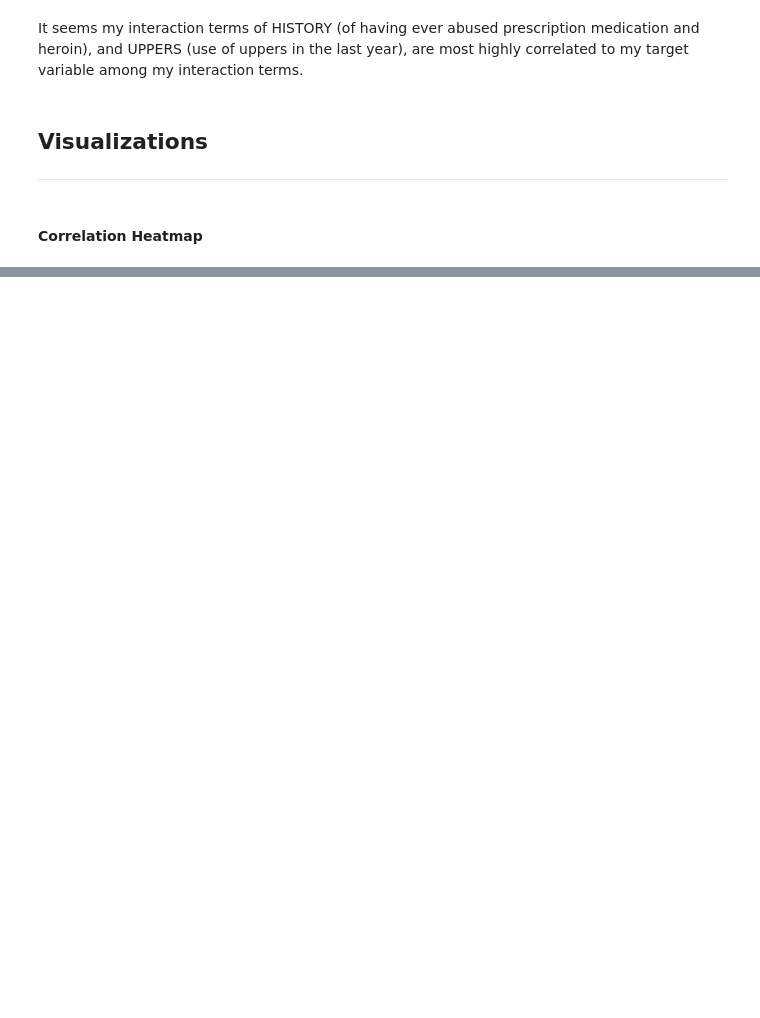
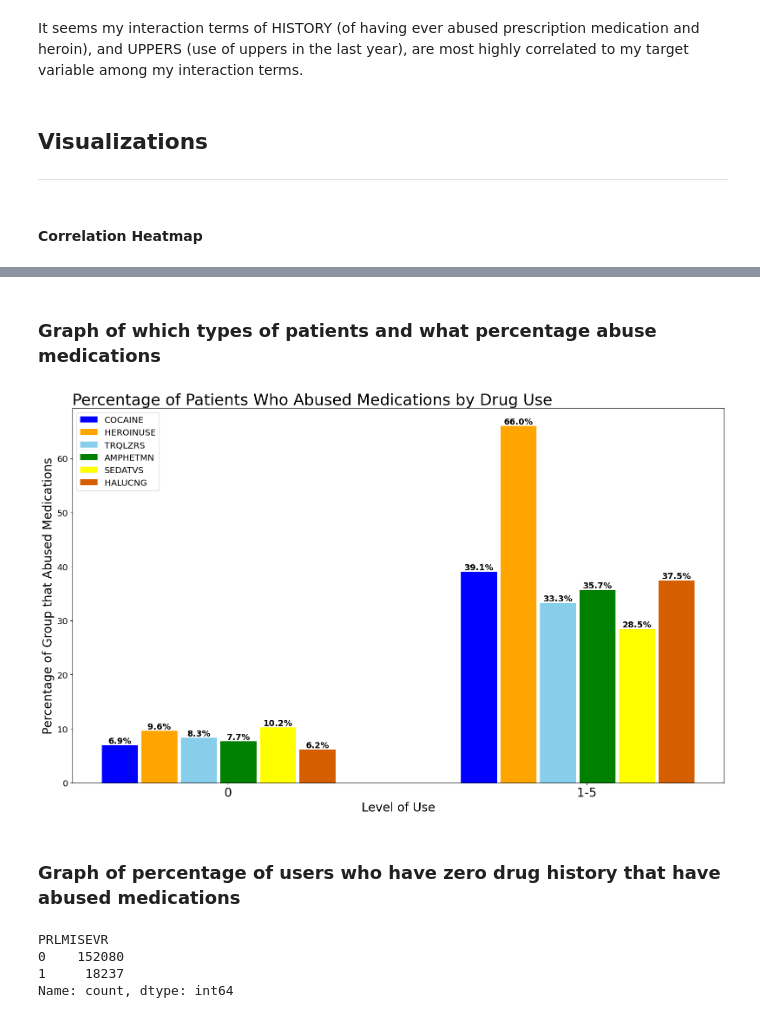
Before and after one commit to sr0e/Preventing-Opioid-Abuse-Classification, a Jupyter notebook: code/01_EDA_&_Cleaning_Corey.ipynb, the cells around one changed output, grey strips where cells are left out. Drawn from its saved outputs; the diff is of its cells as text; code cells hidden in the pictures; blank space fills up the shorter version.

```diff
--- a/code/01_EDA_&_Cleaning_Corey.ipynb
+++ b/code/01_EDA_&_Cleaning_Corey.ipynb
@@ -159,0 +250,50 @@ plt.title('Patient History Correlation Heatmap', size=20);
+# %% [markdown]
+### Graph of which types of patients and what percentage abuse medications
+# %%
+columns_of_interest = ['COCAINE', 'HEROINUSE', 'TRQLZRS', 'AMPHETMN', 'SEDATVS', 'HALUCNG']
+
+plot_data= {}
+for col in columns_of_interest:
+    group_0 = pain[pain[col] == 0]
+    group_1_to_5 = pain[pain[col].isin([1, 2, 3, 4, 5])]
+
+    percentage_0 = (group_0['PRLMISEVR'] == 1).mean() * 100
+    percentage_1_to_5 = (group_1_to_5['PRLMISEVR'] == 1).mean() * 100
+
+    plot_data[col] = [percentage_0, percentage_1_to_5]
+
+fig, ax = plt.subplots(figsize=(16, 10))
+
+bar_width = 0.2
+index = [0, 2]
+labels = ['0', '1-5']
+spacing = 0.02
+colors = ['blue', 'orange', 'skyblue', 'green', 'yellow', '#D55E00']
+
+for idx, (col, percentages) in enumerate(plot_data.items()):
+    bars = ax.bar([i + idx * (bar_width + spacing) for i in index], percentages, bar_width, label=col, color=colors[idx])
+    for bar in bars:
+        height = bar.get_height()
+        ax.text(bar.get_x() + bar.get_width() / 2.0, height, f'{height:.1f}%', ha='center', va='bottom', size=14, fontweight='bold')
+
+ax.set_xlabel('Level of Use', size=20)
+ax.set_ylabel('Percentage of Group that Abused Medications', size=20)
+ax.tick_params(axis='y', labelsize='x-large')
+ax.set_title('Percentage of Patients Who Abused Medications by Drug Use', size=26, loc='left')
+ax.set_xticks([i + bar_width * (len(columns_of_interest) / 2) for i in index])
+ax.set_xticklabels(labels, size=20)
+ax.legend(fontsize='x-large', loc='upper left')
+plt.tight_layout()
+
+fig.savefig(r"C:\Users\rockm\Desktop\GA\Projects\project-5\images\patient_percent", dpi=192)
+# %% [output]
+[figure, added]
+# %% [markdown]
+### Graph of percentage of users who have zero drug history that have abused medications
+# %%
+pain['PRLMISEVR'].value_counts()
+# %% [output]
+PRLMISEVR
+0    152080
+1     18237
+Name: count, dtype: int64
```
Also changed, not shown: parts of 13 cells of this notebook, 9 other files.
